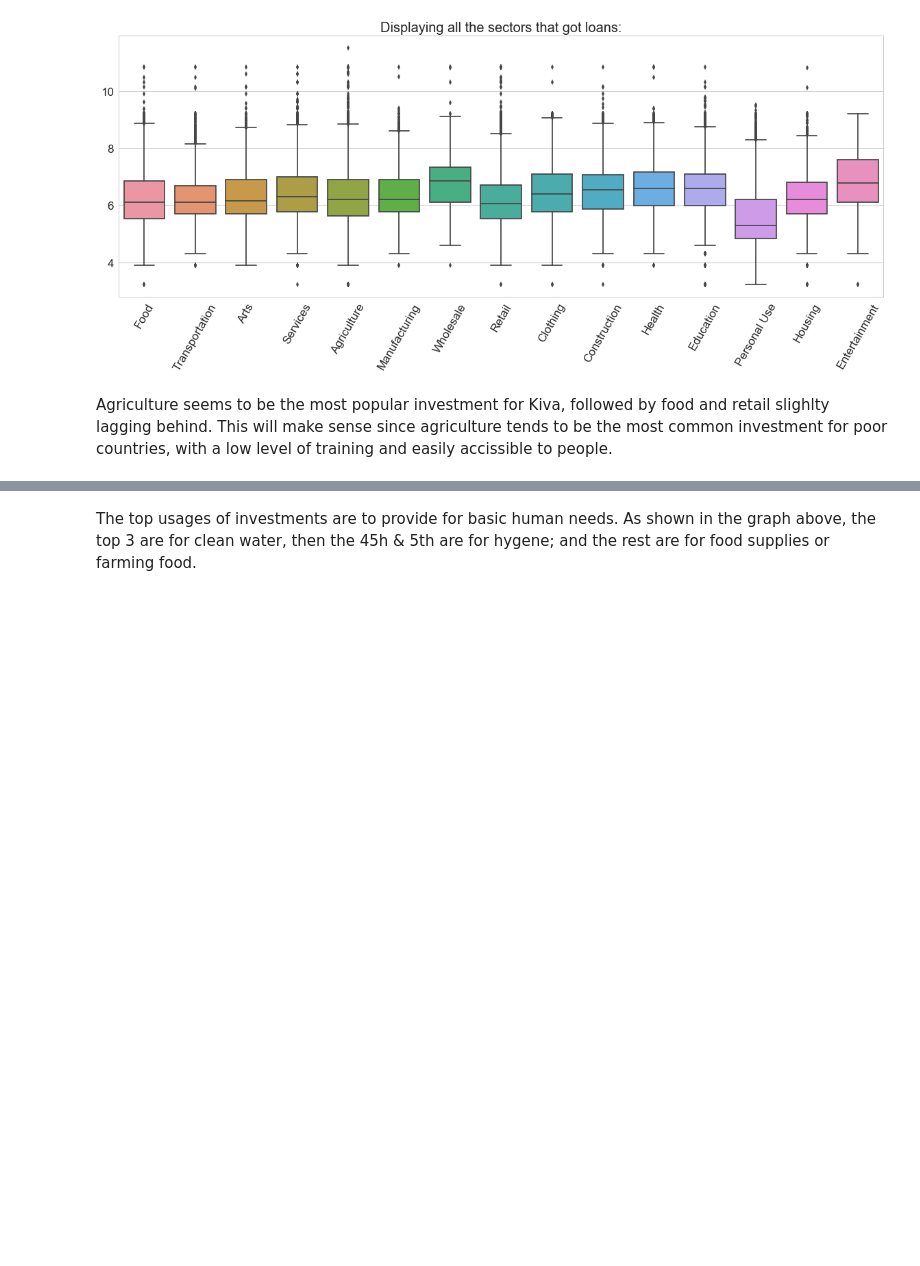
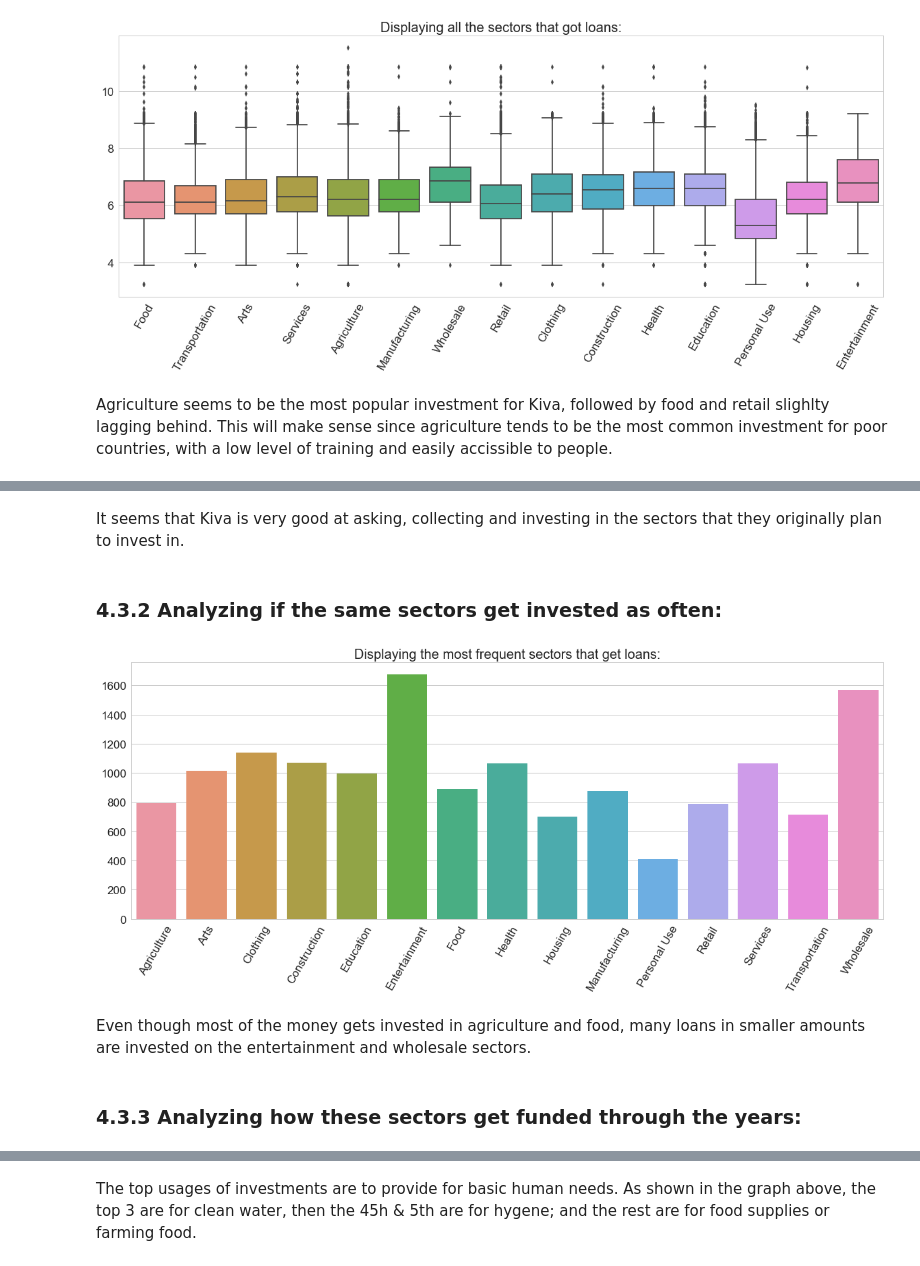
Before and after one commit to CJL89/Kiva-Crowdfunding, a Jupyter notebook: Kiva Crowdfunding.ipynb, the cells around one changed output, grey strips where cells are left out. Cells and saved outputs as stored; diff of their text form; code cells hidden in the pictures; blank space fills up the shorter version.

```diff
--- a/Kiva Crowdfunding.ipynb
+++ b/Kiva Crowdfunding.ipynb
@@ -368,0 +389,24 @@ Agriculture seems to be the most popular investment for Kiva, followed by food a
+# %% [markdown]
+It seems that Kiva is very good at asking, collecting and investing in the sectors that they originally plan to invest in.
+# %% [markdown]
+### <a id='frequent_investment'>4.3.2 Analyzing if the same sectors get invested as often:</a>
+# %%
+kiva_loans_sectors = pd.DataFrame(kiva_loans.groupby(['sector'])['loan_amount'].mean())
+kiva_loans_sectors.reset_index(inplace=True)
+kiva_loans_sectors.columns = ['sector', 'average_frequent_sectors']
+
+plt.figure(figsize=(20, 7))
+
+sns.set_style("whitegrid")
+boxplot = sns.barplot(x='sector', y='average_frequent_sectors', data=kiva_loans_sectors)
+boxplot.set(xlabel='', ylabel='')
+plt.title('Displaying the most frequent sectors that get loans:', fontsize=20)
+plt.xticks(rotation=60, fontsize=17)
+plt.yticks(fontsize=17)
+plt.show()
+# %% [output]
+[figure, added]
+# %% [markdown]
+Even though most of the money gets invested in agriculture and food, many loans in smaller amounts are invested on the entertainment and wholesale sectors.
+# %% [markdown]
+### <a id='sectors_years'>4.3.3 Analyzing how these sectors get funded through the years:</a>
```
Also changed, not shown: parts of 52 cells of this notebook.
